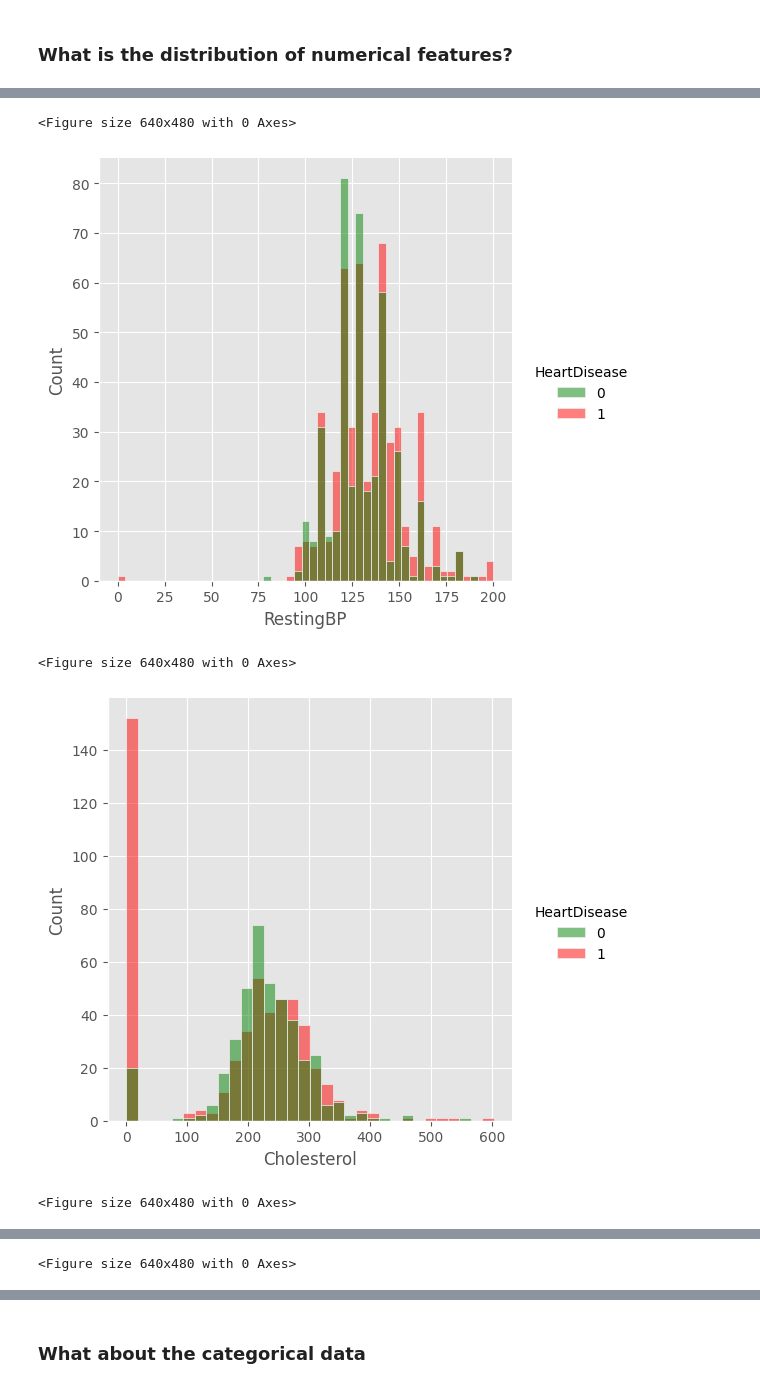
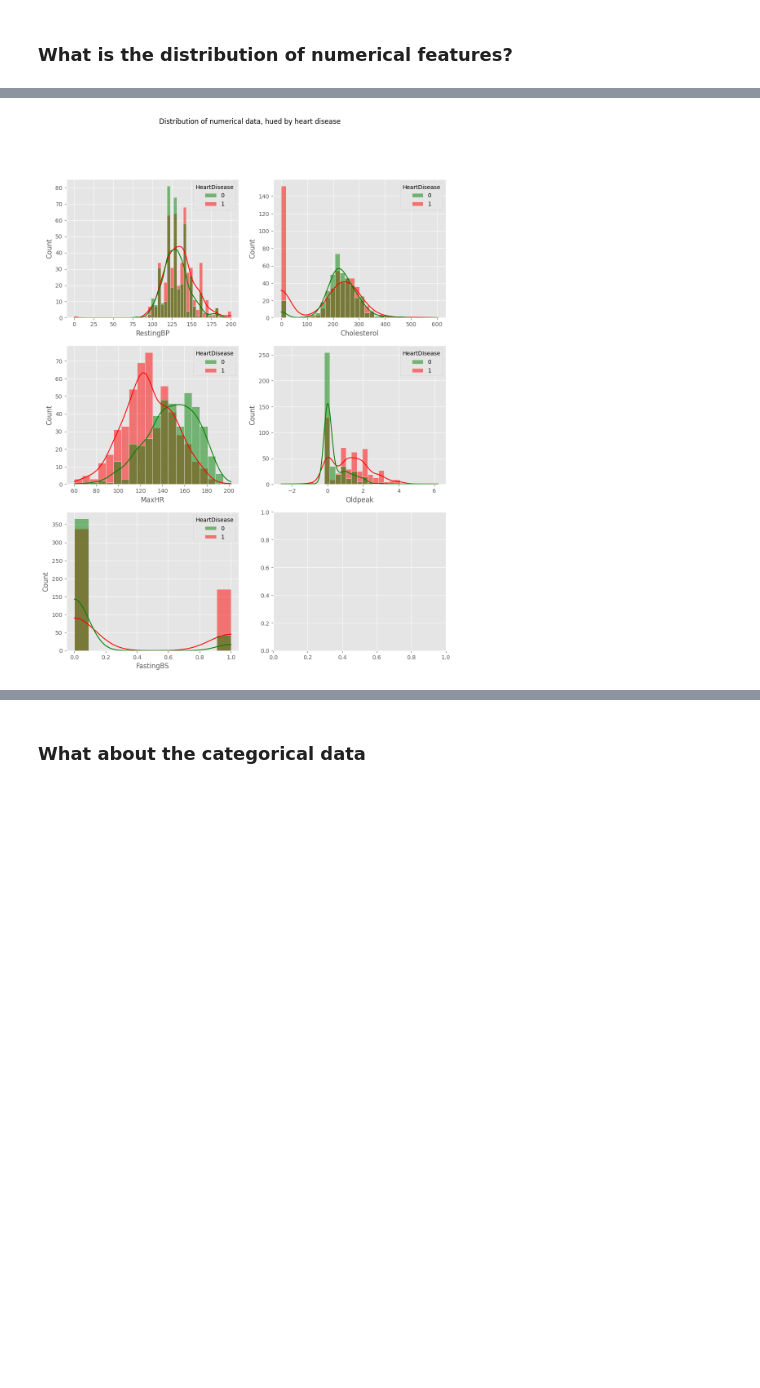
Before and after one commit to alditus/machine_learning_projects, a Jupyter notebook: heart_disease_dataset/heart_disease_data_cleaning.ipynb, the cells around one changed output, grey strips where cells are left out. Cells and saved outputs as stored; diff of their text form; code cells hidden in the pictures; blank space fills up the shorter version.

```diff
--- a/heart_disease_dataset/heart_disease_data_cleaning.ipynb
+++ b/heart_disease_dataset/heart_disease_data_cleaning.ipynb
@@ -282,5 +298,8 @@ Name: FastingBS, dtype: int64
 # %%
-for c in ['RestingBP', 'Cholesterol', 'MaxHR', 'Oldpeak']:
-    plt.figure()
-    sns.boxplot(data=dataset, x='Sex' ,y=c, orient='v')
+fig, axes = plt.subplots(2,2, figsize=(10,10))
+fig.suptitle("Distribution of numerical data by sex and heart disease")
+for i,c in enumerate([['RestingBP', 'Cholesterol'], ['MaxHR', 'Oldpeak']]):
+    for j,cx in enumerate(c):
+        axes[i, j].set_title(f"Column: {cx}")
+        sns.boxplot(data=dataset, x='Sex' , y=cx, orient='v', ax=axes[i, j], hue='HeartDisease', palette=['green','red'])
 # %% [output]
@@ -291,10 +307,8 @@ for c in ['RestingBP', 'Cholesterol', 'MaxHR', 'Oldpeak']:
 # %%
-for c in ['RestingBP', 'Cholesterol', 'MaxHR', 'Oldpeak', 'FastingBS']:
-    plt.figure()
-    sns.displot(data=dataset, x=c, hue='HeartDisease', palette={0:'green', 1:'red'})
+fig, axes = plt.subplots(3,2, figsize=(12,15))
+fig.suptitle("Distribution of numerical data, hued by heart disease")
+for i,c in enumerate([['RestingBP', 'Cholesterol'], ['MaxHR', 'Oldpeak'], ['FastingBS']]):
+    for j,cx in enumerate(c):
+        sns.histplot(data=dataset, x=cx, hue='HeartDisease', palette={0:'green', 1:'red'}, ax=axes[i, j], kde=True)
 # %% [output]
-<Figure size 640x480 with 0 Axes>
-[figure, old version]
+[figure, new version]
-<Figure size 640x480 with 0 Axes>
-[figure, removed]
-<Figure size 640x480 with 0 Axes>
@@ -302 +314,0 @@ for c in ['RestingBP', 'Cholesterol', 'MaxHR', 'Oldpeak', 'FastingBS']:
-<Figure size 640x480 with 0 Axes>
```
Also changed, not shown: parts of 3 cells of this notebook, 2 other files.
